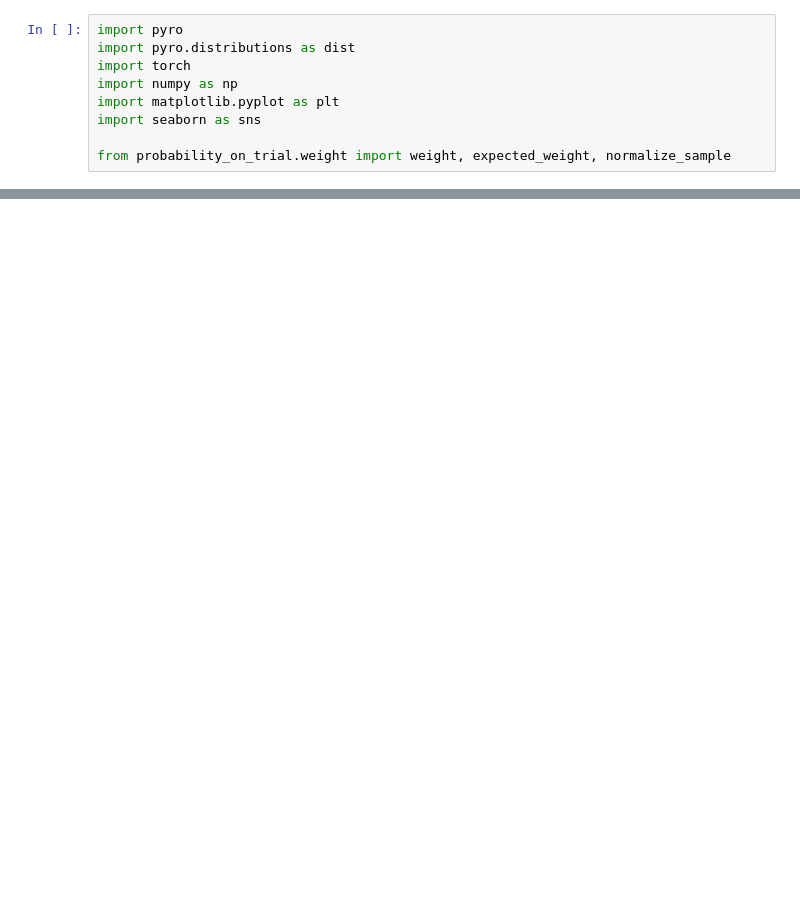
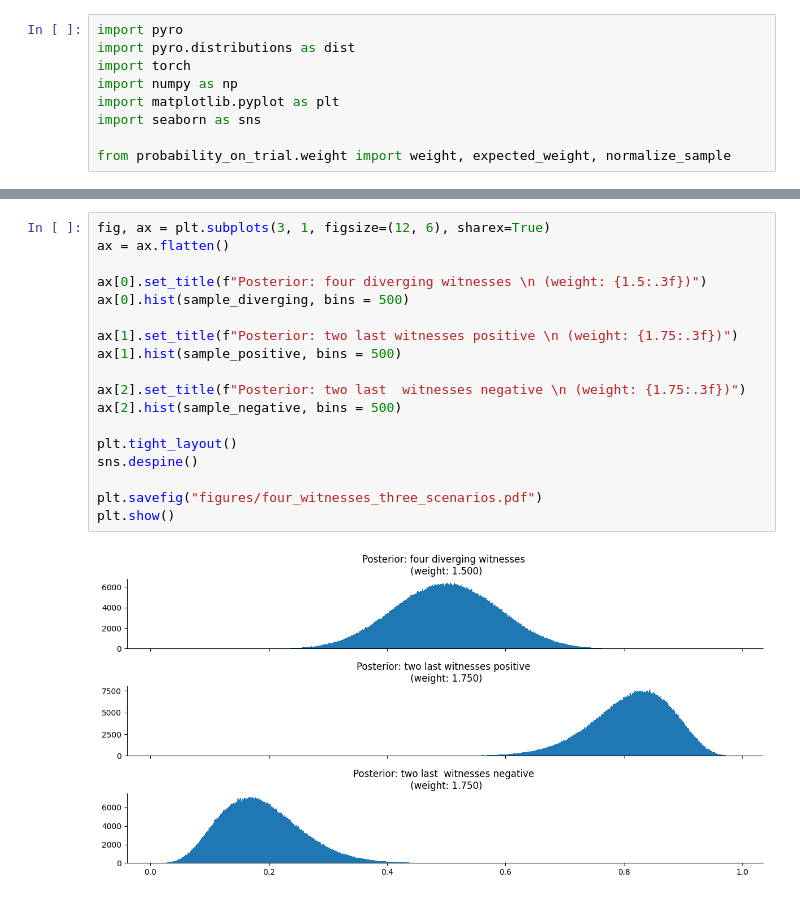
Before and after one commit to rfl-urbaniak/MRbook, a Jupyter notebook: docs/weight/four_witnesses.ipynb, the cells around one changed output, grey strips where cells are left out. Cells and saved outputs as stored; diff of their text form; blank space fills up the shorter version.

```diff
--- a/docs/weight/four_witnesses.ipynb
+++ b/docs/weight/four_witnesses.ipynb
@@ -123,0 +159,20 @@ tensor(0.0573) tensor(0.0745) tensor(0.0761)
+# %%
+fig, ax = plt.subplots(3, 1, figsize=(12, 6), sharex=True)
+ax = ax.flatten()
+
+ax[0].set_title(f"Posterior: four diverging witnesses \n (weight: {1.5:.3f})")
+ax[0].hist(sample_diverging, bins = 500)
+
+ax[1].set_title(f"Posterior: two last witnesses positive \n (weight: {1.75:.3f})")
+ax[1].hist(sample_positive, bins = 500)
+
+ax[2].set_title(f"Posterior: two last  witnesses negative \n (weight: {1.75:.3f})")
+ax[2].hist(sample_negative, bins = 500)
+
+plt.tight_layout()
+sns.despine()
+
+plt.savefig("figures/four_witnesses_three_scenarios.pdf")
+plt.show()
+# %% [output]
+[figure, added]
```
Also changed, not shown: parts of 6 cells of this notebook, 3 other files.
